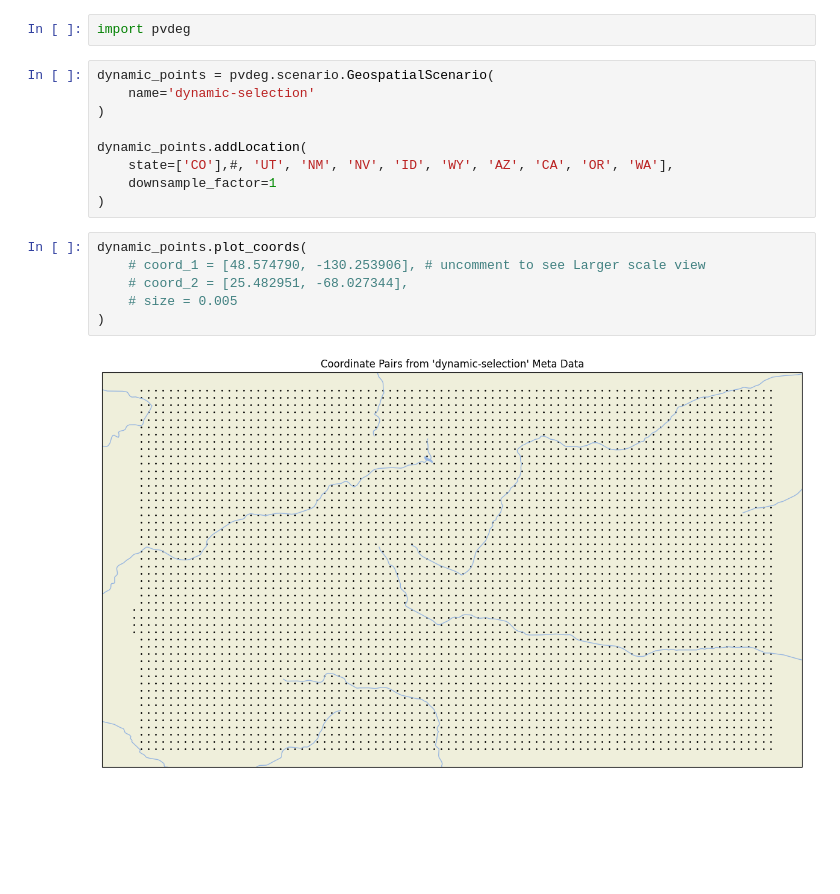
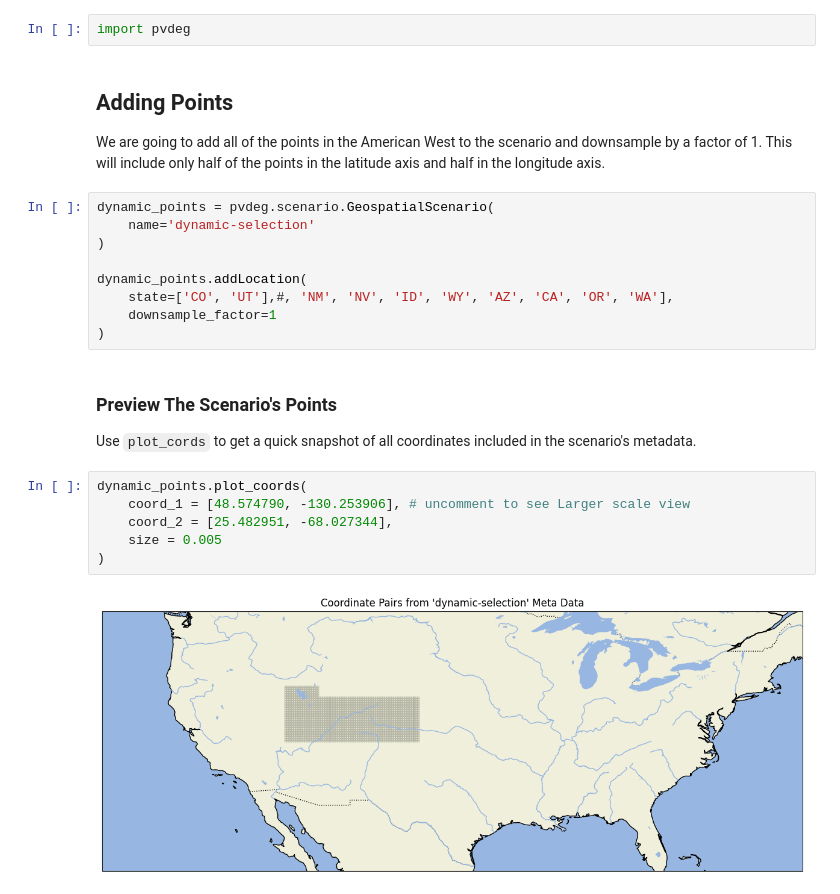
Before and after one commit to NREL/PVDegradationTools, a Jupyter notebook: tutorials_and_tools/tutorials_and_tools/Scenario - Non-uniform Mountain Prefferential Downselect.ipynb, the cells around one changed output. Cells and saved outputs as stored; diff of their text form; blank space fills up the shorter version.

```diff
--- a/tutorials_and_tools/tutorials_and_tools/Scenario - Non-uniform Mountain Prefferential Downselect.ipynb
+++ b/tutorials_and_tools/tutorials_and_tools/Scenario - Non-uniform Mountain Prefferential Downselect.ipynb
@@ -1,19 +1,27 @@
 # %%
 import pvdeg
+# %% [markdown]
+## Adding Points
+
+We are going to add all of the points in the American West to the scenario and downsample by a factor of 1. This will include only half of the points in the latitude axis and half in the longitude axis.
 # %%
 dynamic_points = pvdeg.scenario.GeospatialScenario(
     name='dynamic-selection'
 )
 
 dynamic_points.addLocation(
-    state=['CO'],#, 'UT', 'NM', 'NV', 'ID', 'WY', 'AZ', 'CA', 'OR', 'WA'],
+    state=['CO', 'UT'],#, 'NM', 'NV', 'ID', 'WY', 'AZ', 'CA', 'OR', 'WA'],
     downsample_factor=1
 )
+# %% [markdown]
+### Preview The Scenario's Points
+
+Use `plot_cords` to get a quick snapshot of all coordinates included in the scenario's metadata.
 # %%
 dynamic_points.plot_coords(
-    # coord_1 = [48.574790, -130.253906], # uncomment to see Larger scale view
-    # coord_2 = [25.482951, -68.027344],
-    # size = 0.005
+    coord_1 = [48.574790, -130.253906], # uncomment to see Larger scale view
+    coord_2 = [25.482951, -68.027344],
+    size = 0.005
 )
 # %% [output]
-[figure, old version]
+[figure, new version]
```
Also changed, not shown: parts of 27 cells of this notebook, 1 other file.
